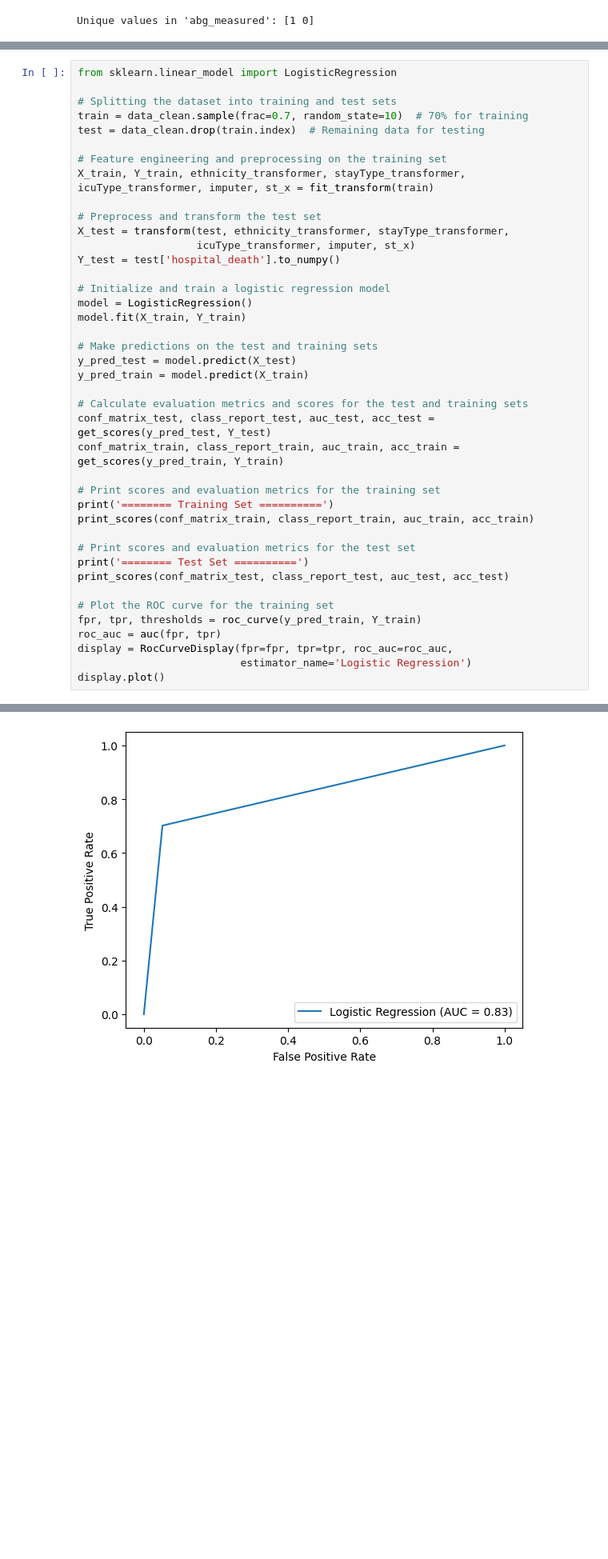
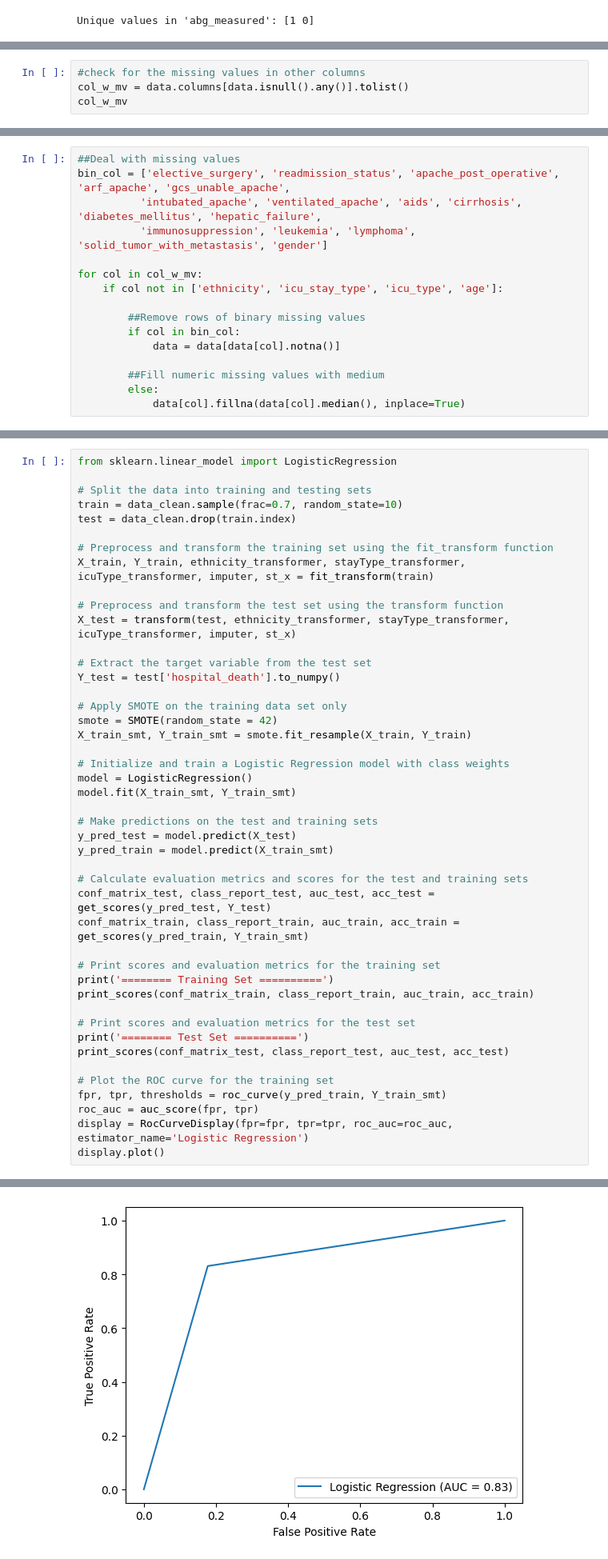
Before and after one commit to Jinyu-Luo/CHL5230-Datathon4, a Jupyter notebook: 16_CHL5230_Datathon4.ipynb, the cells around one changed output, grey strips where cells are left out. Shown at 80% size. Saved outputs shown, nothing was run; the diff lists cells and outputs as text; blank space fills up the shorter version.

```diff
--- a/16_CHL5230_Datathon4.ipynb
+++ b/16_CHL5230_Datathon4.ipynb
@@ -470,0 +451,4 @@ data["ethnicity"].fillna("Others", inplace = True)
+# %%
+#check for the missing values in other columns
+col_w_mv = data.columns[data.isnull().any()].tolist()
+col_w_mv
@@ -470,0 +473,16 @@ data["ethnicity"].fillna("Others", inplace = True)
+# %%
+##Deal with missing values
+bin_col = ['elective_surgery', 'readmission_status', 'apache_post_operative', 'arf_apache', 'gcs_unable_apache',
+          'intubated_apache', 'ventilated_apache', 'aids', 'cirrhosis', 'diabetes_mellitus', 'hepatic_failure',
+          'immunosuppression', 'leukemia', 'lymphoma', 'solid_tumor_with_metastasis', 'gender']
+
+for col in col_w_mv:
+    if col not in ['ethnicity', 'icu_stay_type', 'icu_type', 'age']:
+
+        ##Remove rows of binary missing values
+        if col in bin_col:
+            data = data[data[col].notna()]
+
+        ##Fill numeric missing values with medium
+        else:
+            data[col].fillna(data[col].median(), inplace=True)
@@ -850,29 +888,34 @@ data_clean.describe()
 # %%
 from sklearn.linear_model import LogisticRegression
 
-# Splitting the dataset into training and test sets
-train = data_clean.sample(frac=0.7, random_state=10)  # 70% for training
-test = data_clean.drop(train.index)  # Remaining data for testing
+# Split the data into training and testing sets
+train = data_clean.sample(frac=0.7, random_state=10)
+test = data_clean.drop(train.index)
 
-# Feature engineering and preprocessing on the training set
+# Preprocess and transform the training set using the fit_transform function
 X_train, Y_train, ethnicity_transformer, stayType_transformer, icuType_transformer, imputer, st_x = fit_transform(train)
 
-# Preprocess and transform the test set
-X_test = transform(test, ethnicity_transformer, stayType_transformer,
-                   icuType_transformer, imputer, st_x)
+# Preprocess and transform the test set using the transform function
+X_test = transform(test, ethnicity_transformer, stayType_transformer, icuType_transformer, imputer, st_x)
+
+# Extract the target variable from the test set
 Y_test = test['hospital_death'].to_numpy()
 
-# Initialize and train a logistic regression model
+# Apply SMOTE on the training data set only
+smote = SMOTE(random_state = 42)
+X_train_smt, Y_train_smt = smote.fit_resample(X_train, Y_train)
+
+# Initialize and train a Logistic Regression model with class weights
 model = LogisticRegression()
-model.fit(X_train, Y_train)
+model.fit(X_train_smt, Y_train_smt)
 
 # Make predictions on the test and training sets
 y_pred_test = model.predict(X_test)
-y_pred_train = model.predict(X_train)
+y_pred_train = model.predict(X_train_smt)
 
 # Calculate evaluation metrics and scores for the test and training sets
 conf_matrix_test, class_report_test, auc_test, acc_test = get_scores(y_pred_test, Y_test)
-conf_matrix_train, class_report_train, auc_train, acc_train = get_scores(y_pred_train, Y_train)
+conf_matrix_train, class_report_train, auc_train, acc_train = get_scores(y_pred_train, Y_train_smt)
 
 # Print scores and evaluation metrics for the training set
 print('======== Training Set ==========')
@@ -883,10 +926,9 @@ print('======== Test Set ==========')
 print_scores(conf_matrix_test, class_report_test, auc_test, acc_test)
 
 # Plot the ROC curve for the training set
-fpr, tpr, thresholds = roc_curve(y_pred_train, Y_train)
-roc_auc = auc(fpr, tpr)
-display = RocCurveDisplay(fpr=fpr, tpr=tpr, roc_auc=roc_auc,
-                          estimator_name='Logistic Regression')
+fpr, tpr, thresholds = roc_curve(y_pred_train, Y_train_smt)
+roc_auc = auc_score(fpr, tpr)
+display = RocCurveDisplay(fpr=fpr, tpr=tpr, roc_auc=roc_auc, estimator_name='Logistic Regression')
 display.plot()
 # %% [output]
 ======== Training Set ==========
@@ -909,2 +951,2 @@ weighted avg       0.96      0.94      0.95      8591
 <sklearn.metrics._plot.roc_curve.RocCurveDisplay at 0x...>
-[figure, old version]
+[figure, new version]
```
Also changed, not shown: parts of 153 cells of this notebook.
